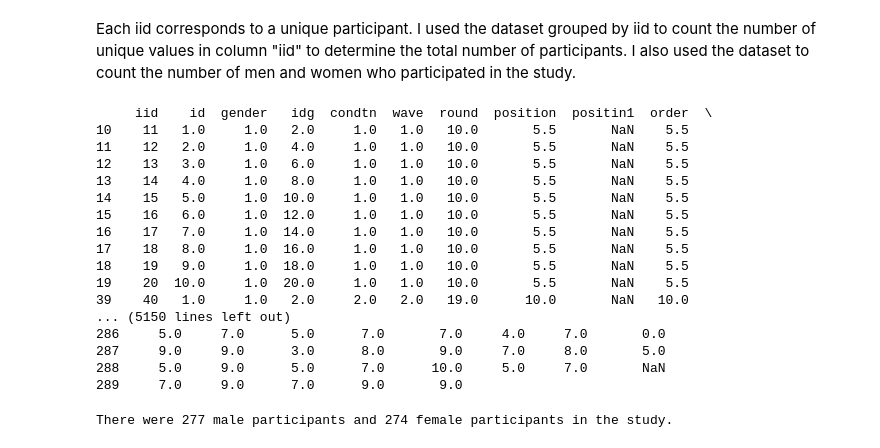
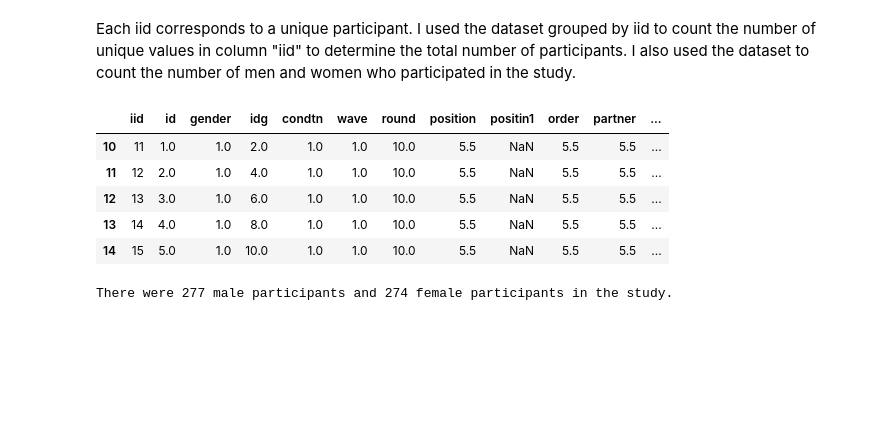
Before and after one commit to YuliyaSheichenka/Certification_Bloc_2, a Jupyter notebook: 01-Project_speed_dating_views_evolution.ipynb, the cells around one changed output. Cells and saved outputs as stored; diff of their text form; code cells hidden in the pictures; blank space fills up the shorter version.

```diff
--- a/01-Project_speed_dating_views_evolution.ipynb
+++ b/01-Project_speed_dating_views_evolution.ipynb
@@ -102,25 +102,14 @@ df_iid[['iid', 'gender', 'age', 'gender_name']].head()
 # %% [markdown]
 Each iid corresponds to a unique participant. I used the dataset grouped by iid to count the number of unique values in column "iid" to determine the total number of participants. I also used the dataset to count the number of men and women who participated in the study.
 # %%
-df_iid[df_iid["gender_name"] == "Male"]
+df_iid[df_iid["gender_name"] == "Male"].head()
 # %% [output]
-     iid    id  gender   idg  condtn  wave  round  position  positin1  order  \
-10    11   1.0     1.0   2.0     1.0   1.0   10.0       5.5       NaN    5.5
-11    12   2.0     1.0   4.0     1.0   1.0   10.0       5.5       NaN    5.5
-12    13   3.0     1.0   6.0     1.0   1.0   10.0       5.5       NaN    5.5
-13    14   4.0     1.0   8.0     1.0   1.0   10.0       5.5       NaN    5.5
-14    15   5.0     1.0  10.0     1.0   1.0   10.0       5.5       NaN    5.5
-15    16   6.0     1.0  12.0     1.0   1.0   10.0       5.5       NaN    5.5
-16    17   7.0     1.0  14.0     1.0   1.0   10.0       5.5       NaN    5.5
-17    18   8.0     1.0  16.0     1.0   1.0   10.0       5.5       NaN    5.5
-18    19   9.0     1.0  18.0     1.0   1.0   10.0       5.5       NaN    5.5
-19    20  10.0     1.0  20.0     1.0   1.0   10.0       5.5       NaN    5.5
-39    40   1.0     1.0   2.0     2.0   2.0   19.0      10.0       NaN   10.0
-... (5150 lines left out)
-286     5.0     7.0      5.0      7.0       7.0     4.0     7.0       0.0
-287     9.0     9.0      3.0      8.0       9.0     7.0     8.0       5.0
-288     5.0     9.0      5.0      7.0      10.0     5.0     7.0       NaN
-289     7.0     9.0      7.0      9.0       9.0
+|  | iid | id | gender | idg | condtn | wave | round | position | positin1 | order | partner | ... |
+| 10 | 11 | 1.0 | 1.0 | 2.0 | 1.0 | 1.0 | 10.0 | 5.5 | NaN | 5.5 | 5.5 | ... |
+| 11 | 12 | 2.0 | 1.0 | 4.0 | 1.0 | 1.0 | 10.0 | 5.5 | NaN | 5.5 | 5.5 | ... |
+| 12 | 13 | 3.0 | 1.0 | 6.0 | 1.0 | 1.0 | 10.0 | 5.5 | NaN | 5.5 | 5.5 | ... |
+| 13 | 14 | 4.0 | 1.0 | 8.0 | 1.0 | 1.0 | 10.0 | 5.5 | NaN | 5.5 | 5.5 | ... |
+| 14 | 15 | 5.0 | 1.0 | 10.0 | 1.0 | 1.0 | 10.0 | 5.5 | NaN | 5.5 | 5.5 | ... |
 # %%
 nb_women = len(df_iid[df_iid["gender_name"] == "Female"])
 nb_men = len(df_iid[df_iid["gender_name"] == "Male"])
```
Also changed, not shown: parts of 37 cells of this notebook.
